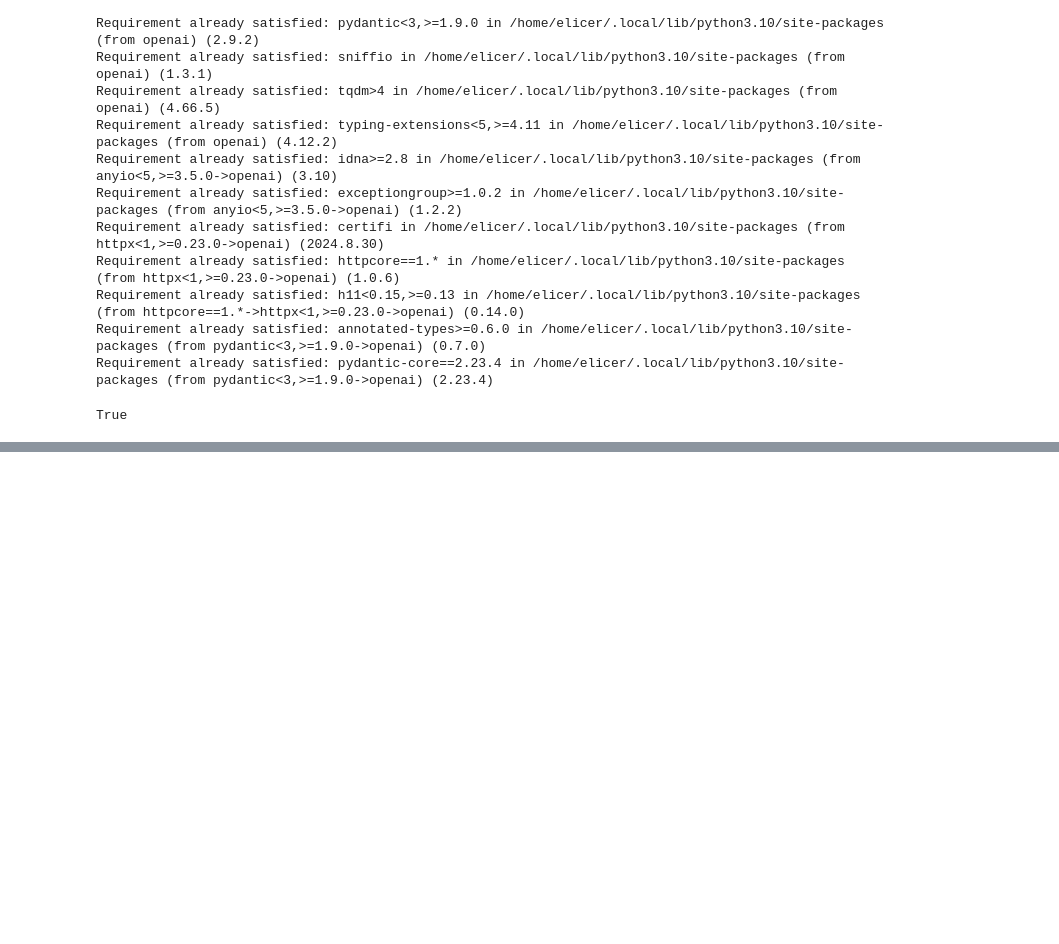
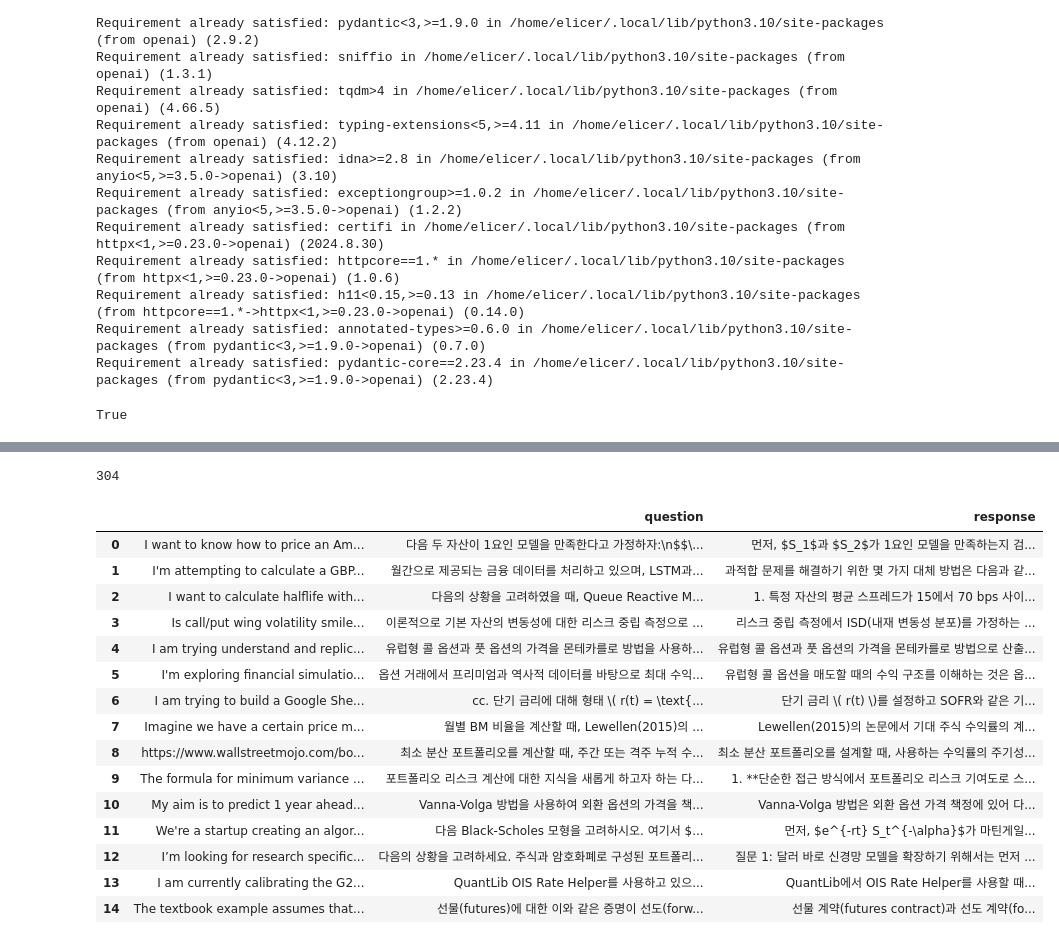
Before and after one commit to LDC-ai/KRX_LLM, a Jupyter notebook: web_text_tutorial.ipynb, the cells around one changed output, grey strips where cells are left out. Drawn from its saved outputs; the diff is of its cells as text; code cells hidden in the pictures; blank space fills up the shorter version.

```diff
--- a/web_text_tutorial.ipynb
+++ b/web_text_tutorial.ipynb
@@ -227,0 +477,35 @@ df.head()
+# %%
+df
+# %% [output]
+304
+# %%
+# 데이터셋 로드
+ds3 = load_dataset('LDC-ai/dataset3')['train']
+
+df3 = pd.DataFrame(ds3)
+
+df_cleaned3 = df3[
+    (df3['question'] != "Error: Missing question") &
+    (df3['response'] != "Error: Missing response")
+]
+
+df3 = df_cleaned3.reset_index(drop=True)
+
+df3
+# %% [output]
+|  |  | question | response |
+| 0 | I want to know how to price an Am... | 다음 두 자산이 1요인 모델을 만족한다고 가정하자:\n$$\... | 먼저, $S_1$과 $S_2$가 1요인 모델을 만족하는지 검... |
+| 1 | I'm attempting to calculate a GBP... | 월간으로 제공되는 금융 데이터를 처리하고 있으며, LSTM과... | 과적합 문제를 해결하기 위한 몇 가지 대체 방법은 다음과 같... |
+| 2 | I want to calculate halflife with... | 다음의 상황을 고려하였을 때, Queue Reactive M... | 1. 특정 자산의 평균 스프레드가 15에서 70 bps 사이... |
+| 3 | Is call/put wing volatility smile... | 이론적으로 기본 자산의 변동성에 대한 리스크 중립 측정으로 ... | 리스크 중립 측정에서 ISD(내재 변동성 분포)를 가정하는 ... |
+| 4 | I am trying understand and replic... | 유럽형 콜 옵션과 풋 옵션의 가격을 몬테카를로 방법을 사용하... | 유럽형 콜 옵션과 풋 옵션의 가격을 몬테카를로 방법으로 산출... |
+| 5 | I'm exploring financial simulatio... | 옵션 거래에서 프리미엄과 역사적 데이터를 바탕으로 최대 수익... | 유럽형 콜 옵션을 매도할 때의 수익 구조를 이해하는 것은 옵... |
+| 6 | I am trying to build a Google She... | cc. 단기 금리에 대해 형태 \( r(t) = \text{... | 단기 금리 \( r(t) \)를 설정하고 SOFR와 같은 기... |
+| 7 | Imagine we have a certain price m... | 월별 BM 비율을 계산할 때, Lewellen(2015)의 ... | Lewellen(2015)의 논문에서 기대 주식 수익률의 계... |
+| 8 | https://www.wallstreetmojo.com/bo... | 최소 분산 포트폴리오를 계산할 때, 주간 또는 격주 누적 수... | 최소 분산 포트폴리오를 설계할 때, 사용하는 수익률의 주기성... |
+| 9 | The formula for minimum variance ... | 포트폴리오 리스크 계산에 대한 지식을 새롭게 하고자 하는 다... | 1. **단순한 접근 방식에서 포트폴리오 리스크 기여도로 스... |
+| 10 | My aim is to predict 1 year ahead... | Vanna-Volga 방법을 사용하여 외환 옵션의 가격을 책... | Vanna-Volga 방법은 외환 옵션 가격 책정에 있어 다... |
+| 11 | We're a startup creating an algor... | 다음 Black-Scholes 모형을 고려하시오. 여기서 $... | 먼저, $e^{-rt} S_t^{-\alpha}$가 마틴게일... |
+| 12 | I’m looking for research specific... | 다음의 상황을 고려하세요. 주식과 암호화폐로 구성된 포트폴리... | 질문 1: 달러 바로 신경망 모델을 확장하기 위해서는 먼저 ... |
+| 13 | I am currently calibrating the G2... | QuantLib OIS Rate Helper를 사용하고 있으... | QuantLib에서 OIS Rate Helper를 사용할 때... |
+| 14 | The textbook example assumes that... | 선물(futures)에 대한 이와 같은 증명이 선도(forw... | 선물 계약(futures contract)과 선도 계약(fo... |
```
Also changed, not shown: parts of 19 cells of this notebook, 3 other files.
